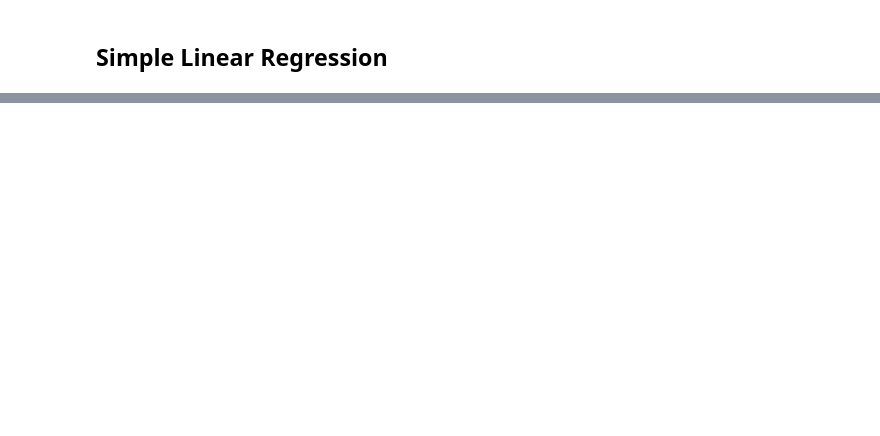
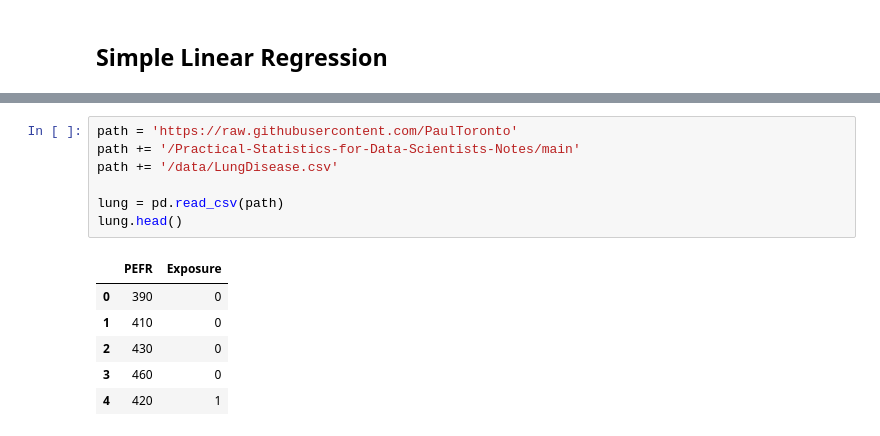
Before and after one commit to PaulToronto/Practical-Statistics-for-Data-Scientists-Notes, a Jupyter notebook: 4_Regression_and_Prediction.ipynb, the cells around one changed output, grey strips where cells are left out. Drawn from its saved outputs; the diff is of its cells as text; blank space fills up the shorter version.

```diff
--- a/4_Regression_and_Prediction.ipynb
+++ b/4_Regression_and_Prediction.ipynb
@@ -24,0 +44,14 @@
+# %%
+path = 'https://raw.githubusercontent.com/PaulToronto'
+path += '/Practical-Statistics-for-Data-Scientists-Notes/main'
+path += '/data/LungDisease.csv'
+
+lung = pd.read_csv(path)
+lung.head()
+# %% [output]
+|  | PEFR | Exposure |
+| 0 | 390 | 0 |
+| 1 | 410 | 0 |
+| 2 | 430 | 0 |
+| 3 | 460 | 0 |
+| 4 | 420 | 1 |
```
Also changed, not shown: parts of 17 cells of this notebook.
